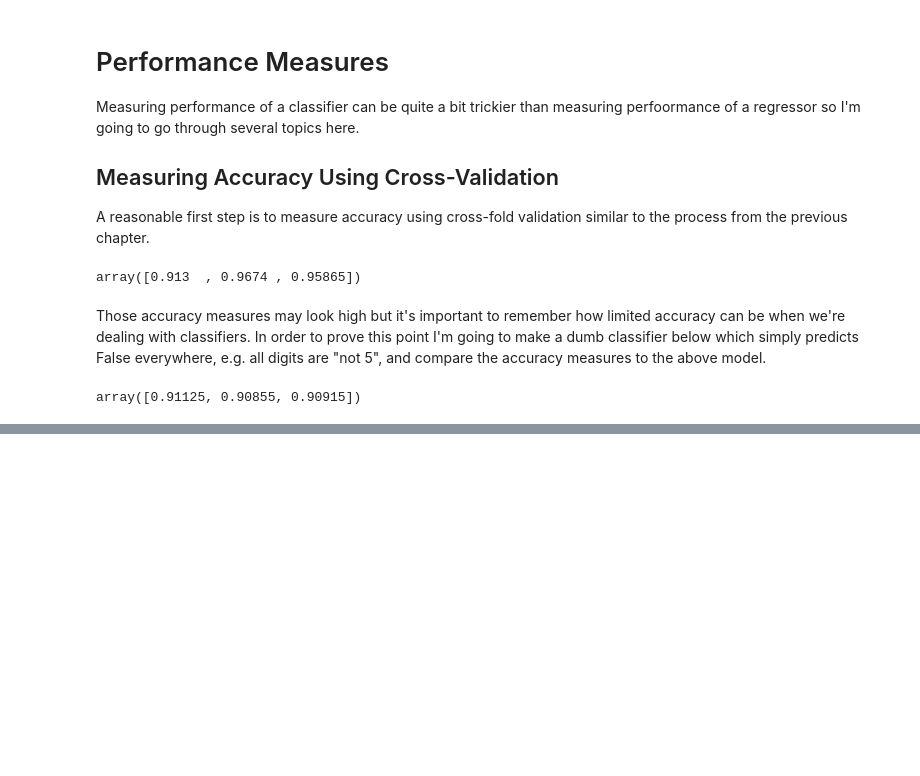
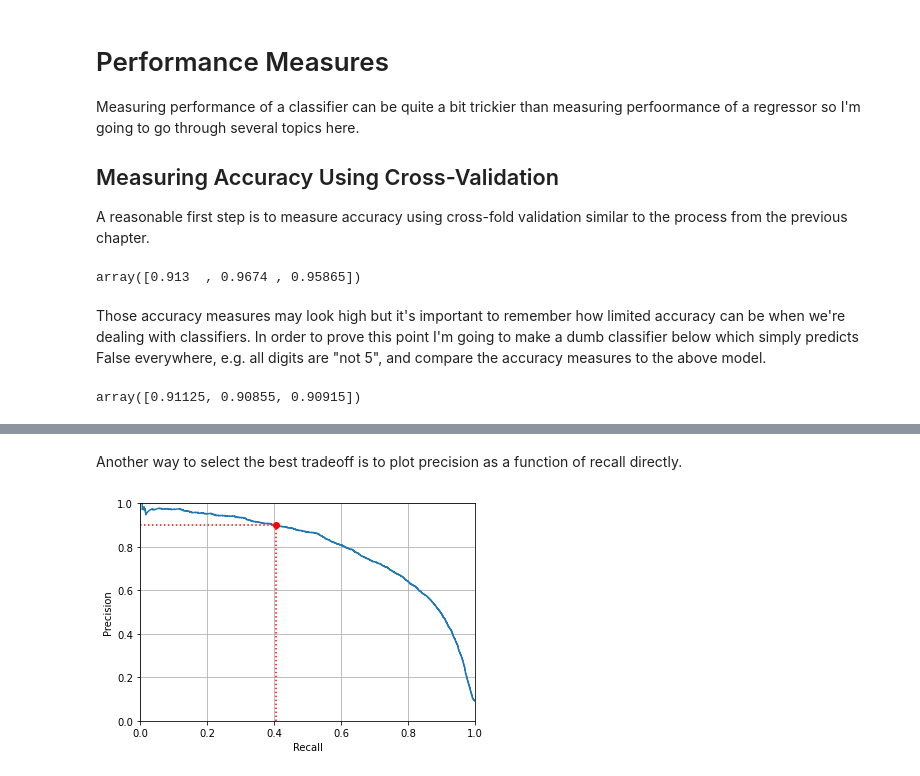
Before and after one commit to mcnewcp/book-geron-ml-sklearn-keras-tensorflow, a Jupyter notebook: 03-classification/03-classification.ipynb, the cells around one changed output, grey strips where cells are left out. Cells and saved outputs as stored; diff of their text form; code cells hidden in the pictures; blank space fills up the shorter version.

```diff
--- a/03-classification/03-classification.ipynb
+++ b/03-classification/03-classification.ipynb
@@ -99,0 +184,17 @@ The accuracy of the dumb model above is above 90% and that's because roughly 10%
+# %% [markdown]
+Another way to select the best tradeoff is to plot precision as a function of recall directly.
+# %%
+plt.plot(recalls, precisions)
+plt.xlabel("Recall")
+plt.ylabel("Precision")
+plt.axis([0,1,0,1])
+plt.grid(True)
+
+#highlight the same 90% precision point
+plt.plot([recall_90_precision, recall_90_precision], [0., 0.9], "r:")
+plt.plot([0.0, recall_90_precision], [0.9, 0.9], "r:")
+plt.plot([recall_90_precision], [0.9], "ro")
+
+plt.show()
+# %% [output]
+[figure, added]
```
Also changed, not shown: parts of 17 cells of this notebook.
